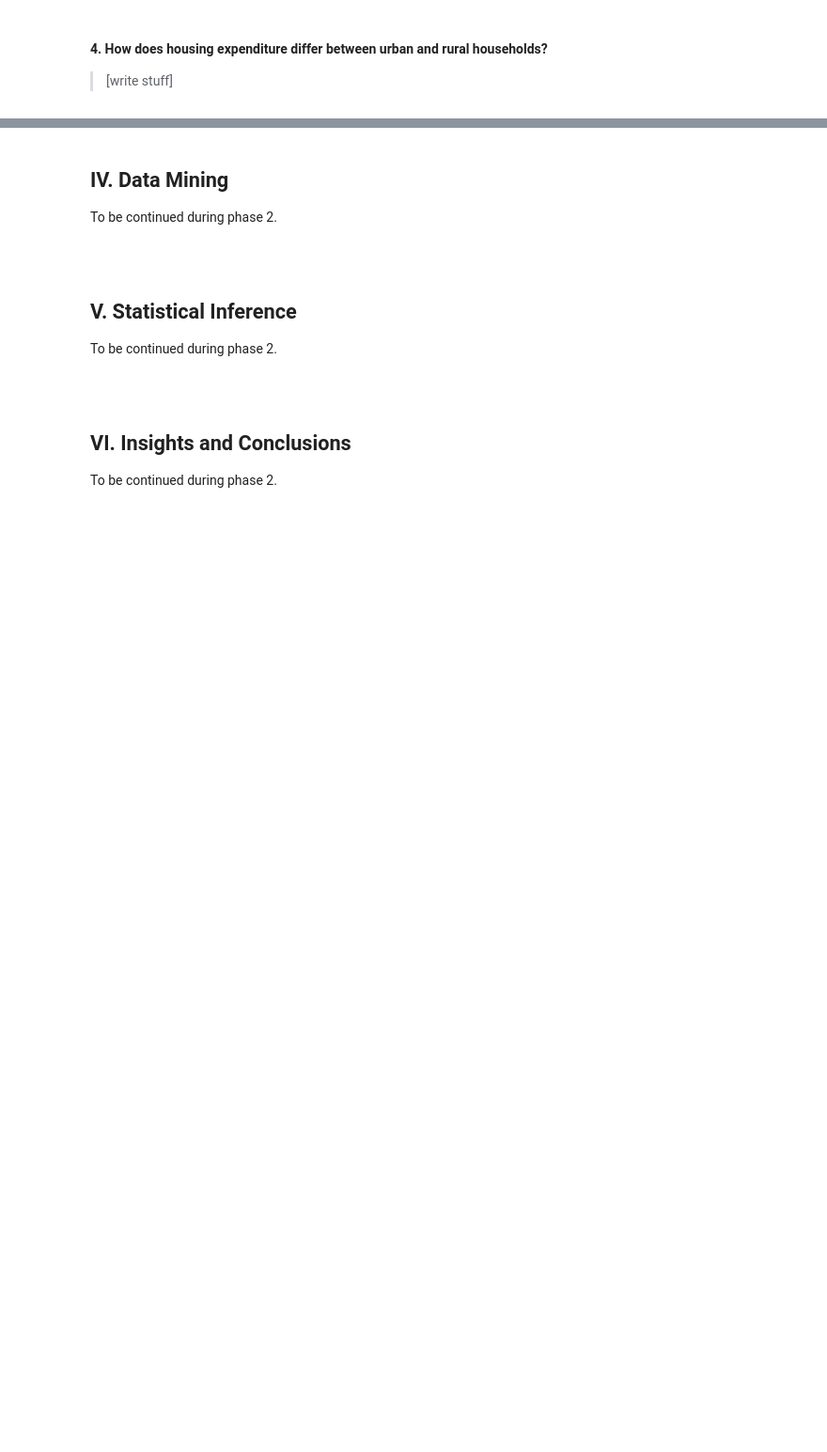
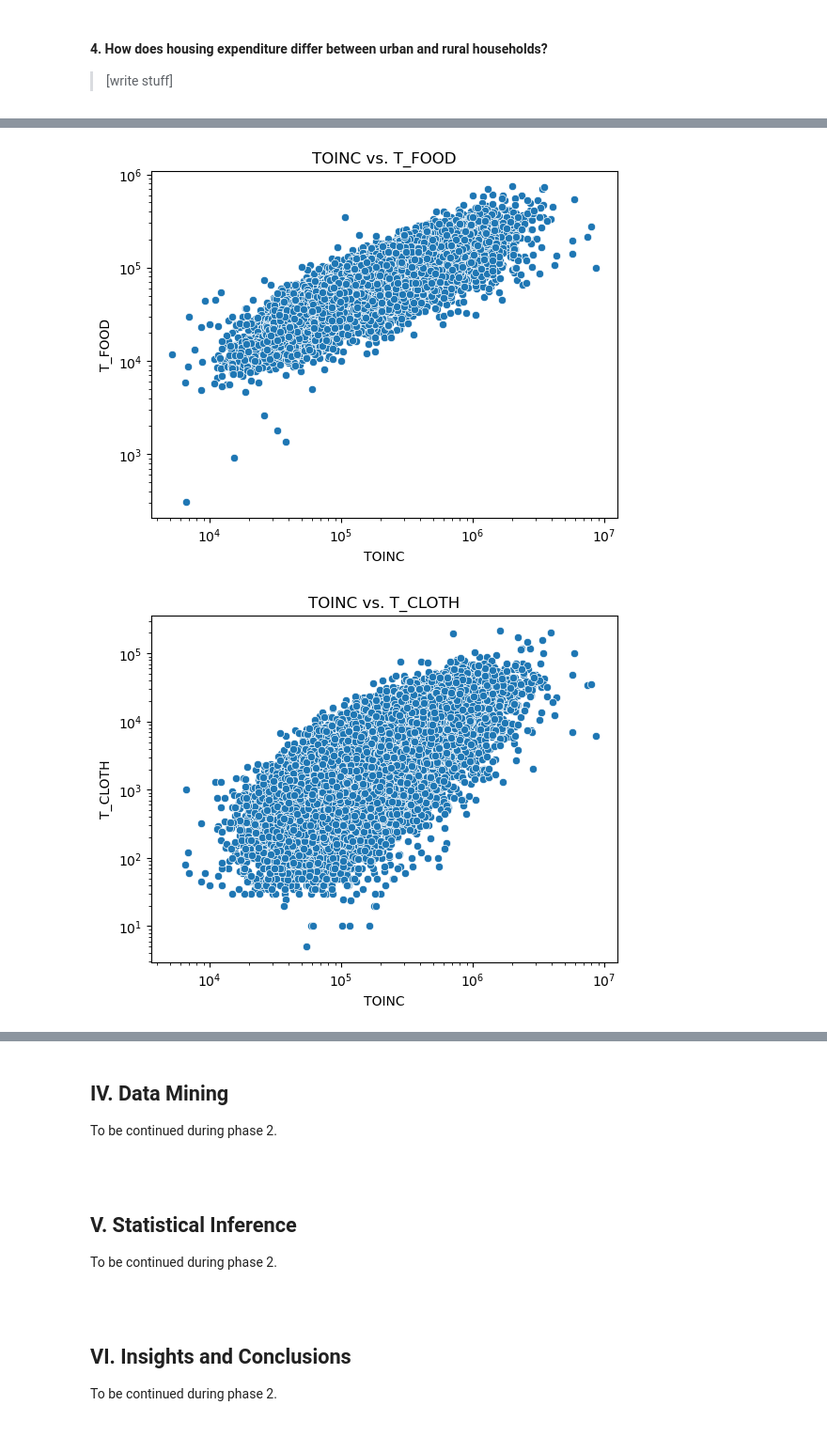
Before and after one commit to qu1r0ra/psa-dataset-analysis, a Jupyter notebook: fie-analysis.ipynb, the cells around one changed output, grey strips where cells are left out. Shown at 94% size. Drawn from its saved outputs; the diff is of its cells as text; code cells hidden in the pictures; blank space fills up the shorter version.

```diff
--- a/fie-analysis.ipynb
+++ b/fie-analysis.ipynb
@@ -428,0 +458,10 @@ Looking great! We can now proceed with EDA.
+# %%
+# Currently hard-coded. Will revise soon.
+generate_scatter(df, 'TOINC', 'T_FOOD', log_x=True, log_y=True)
+generate_scatter(df, 'TOINC', 'T_CLOTH', log_x=True, log_y=True)
+generate_scatter(df, 'TOINC', 'T_HOME', log_x=True, log_y=True)
+generate_scatter(df, 'TOINC', 'T_TRANSPORT', log_x=True, log_y=True)
+generate_scatter(df, 'TOINC', 'T_COMMUNICATION', log_x=True, log_y=True)
+# %% [output]
+[figure, added]
+[figure, added]
```
Also changed, not shown: parts of 12 cells of this notebook.
